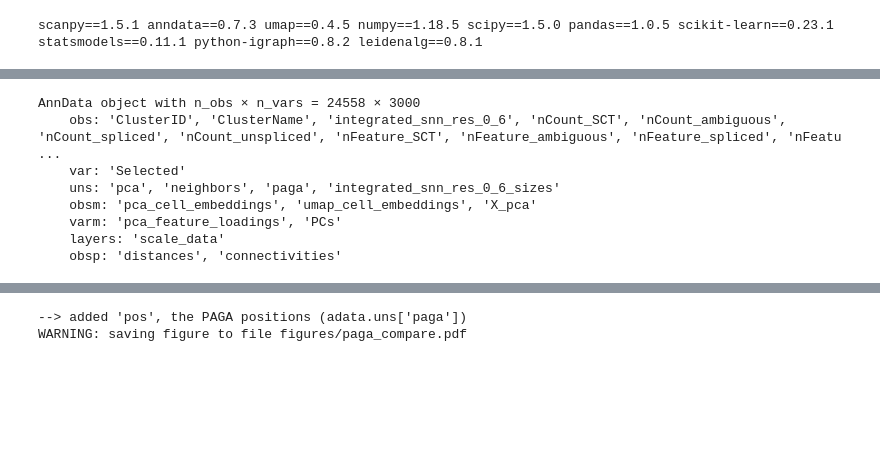
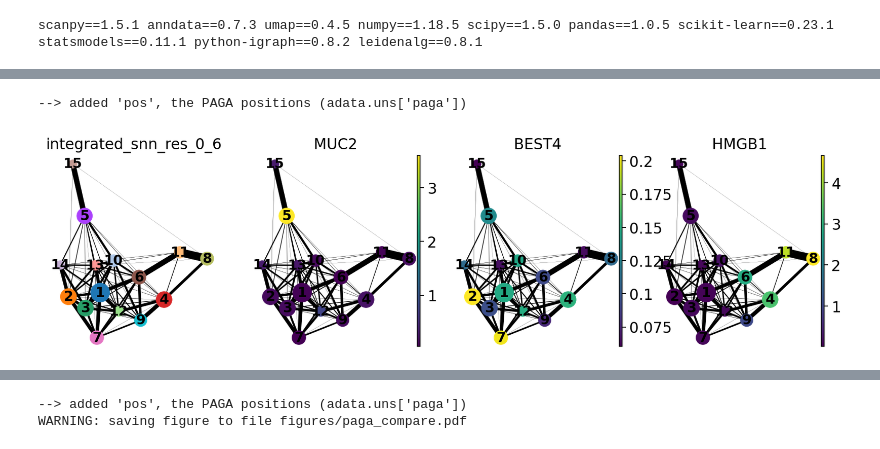
Before and after one commit to SamuelAMiller1/Miller_Policastro_2020_scRNAseq, a Jupyter notebook: paga_colon.ipynb, the cells around one changed output, grey strips where cells are left out. Cells and saved outputs as stored; diff of their text form; code cells hidden in the pictures; blank space fills up the shorter version.

```diff
--- a/paga_colon.ipynb
+++ b/paga_colon.ipynb
@@ -41,11 +52,5 @@ running PAGA
-# %%
-adata
-# %% [output]
-AnnData object with n_obs × n_vars = 24558 × 3000
-    obs: 'ClusterID', 'ClusterName', 'integrated_snn_res_0_6', 'nCount_SCT', 'nCount_ambiguous', 'nCount_spliced', 'nCount_unspliced', 'nFeature_SCT', 'nFeature_ambiguous', 'nFeature_spliced', 'nFeatu ...
-    var: 'Selected'
-    uns: 'pca', 'neighbors', 'paga', 'integrated_snn_res_0_6_sizes'
-    obsm: 'pca_cell_embeddings', 'umap_cell_embeddings', 'X_pca'
-    varm: 'pca_feature_loadings', 'PCs'
-    layers: 'scale_data'
-    obsp: 'distances', 'connectivities'
+# %%
+sc.pl.paga(adata, color = ['integrated_snn_res_0_6', 'MUC2', 'BEST4', 'HMGB1'])
+# %% [output]
+--> added 'pos', the PAGA positions (adata.uns['paga'])
+[figure, added]
```
Also changed, not shown: parts of 10 cells of this notebook.
